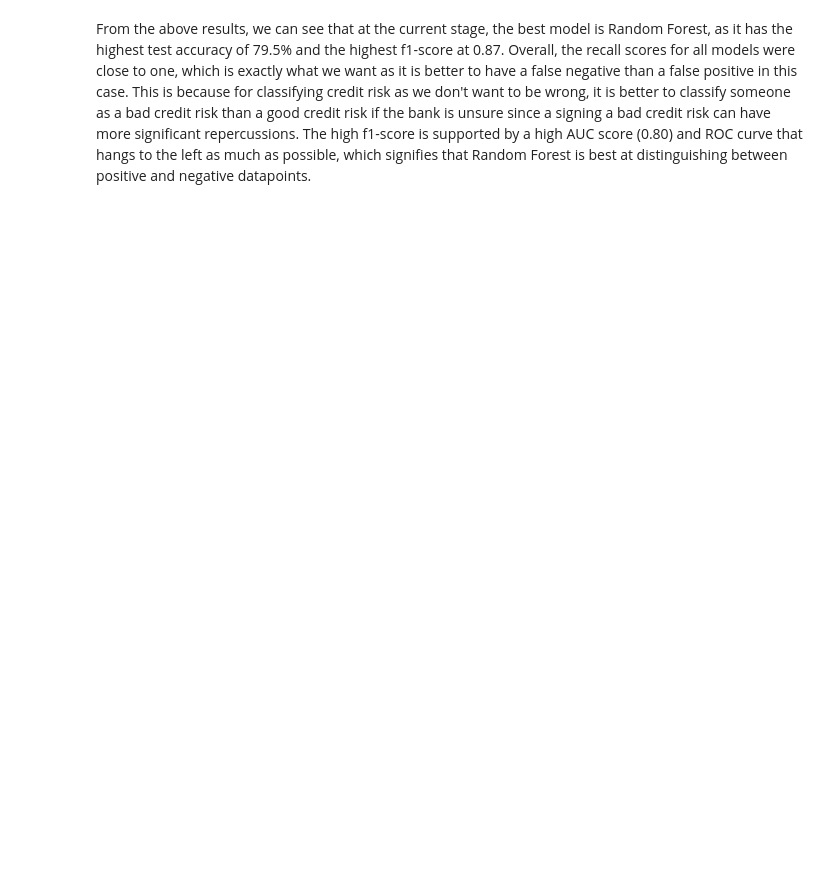
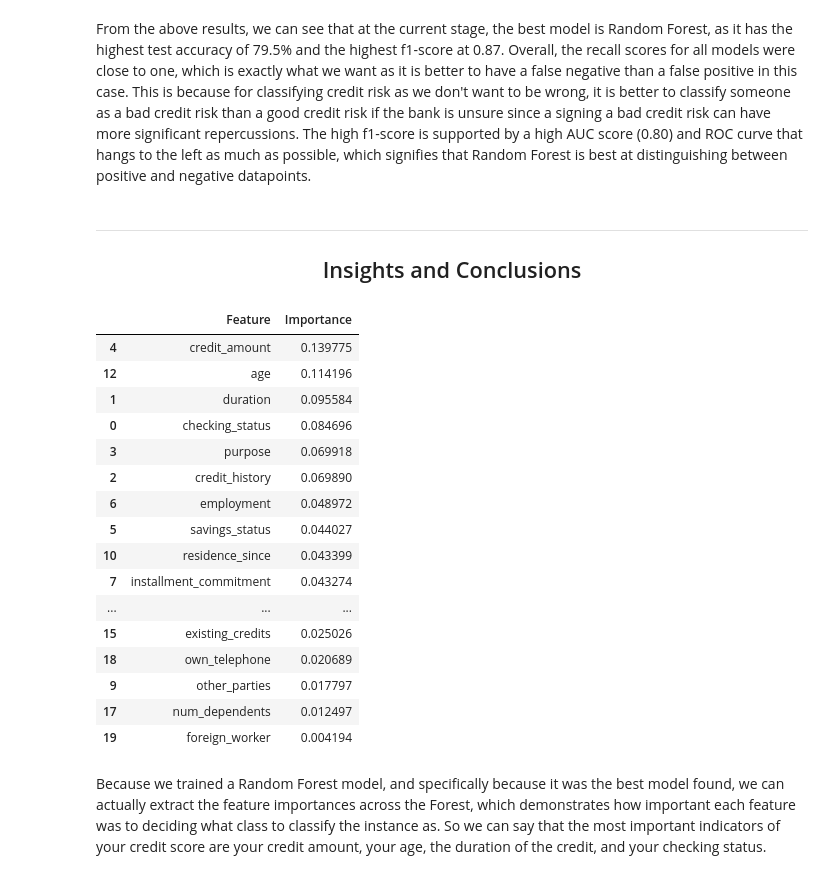
Before and after one commit to kmodo1/kmodo1.github.io, a Jupyter notebook: final-project.ipynb, the cells around one changed output. Drawn from its saved outputs; the diff is of its cells as text; code cells hidden in the pictures; blank space fills up the shorter version.

```diff
--- a/final-project.ipynb
+++ b/final-project.ipynb
@@ -538,2 +557,31 @@ plt.show()
 # %% [markdown]
 From the above results, we can see that at the current stage, the best model is Random Forest, as it has the highest test accuracy of 79.5% and the highest f1-score at 0.87. Overall, the recall scores for all models were close to one, which is exactly what we want as it is better to have a false negative than a false positive in this case. This is because for classifying credit risk as we don't want to be wrong, it is better to classify someone as a bad credit risk than a good credit risk if the bank is unsure since a signing a bad credit risk can have more significant repercussions. The high f1-score is supported by a high AUC score (0.80) and ROC curve that hangs to the left as much as possible, which signifies that Random Forest is best at distinguishing between positive and negative datapoints.
+# %% [markdown]
+<hr></hr>
+<h2 style="text-align: center;">Insights and Conclusions</h2>
+# %%
+feature_importances_df = pd.DataFrame()
+feature_importances_df["Feature"] = rfc.feature_names_in_
+feature_importances_df["Importance"] = rfc.feature_importances_
+feature_importances_df.sort_values(by="Importance", inplace=True, ascending=False)
+feature_importances_df
+# %% [output]
+|  | Feature | Importance |
+| 4 | credit_amount | 0.139775 |
+| 12 | age | 0.114196 |
+| 1 | duration | 0.095584 |
+| 0 | checking_status | 0.084696 |
+| 3 | purpose | 0.069918 |
+| 2 | credit_history | 0.069890 |
+| 6 | employment | 0.048972 |
+| 5 | savings_status | 0.044027 |
+| 10 | residence_since | 0.043399 |
+| 7 | installment_commitment | 0.043274 |
+| ... | ... | ... |
+| 15 | existing_credits | 0.025026 |
+| 18 | own_telephone | 0.020689 |
+| 9 | other_parties | 0.017797 |
+| 17 | num_dependents | 0.012497 |
+| 19 | foreign_worker | 0.004194 |
+# %% [markdown]
+Because we trained a Random Forest model, and specifically because it was the best model found, we can actually extract the feature importances across the Forest, which demonstrates how important each feature was to deciding what class to classify the instance as. So we can say that the most important indicators of your credit score are your credit amount, your age, the duration of the credit, and your checking status.
```
Also changed, not shown: parts of 16 cells of this notebook, 1 other file.
